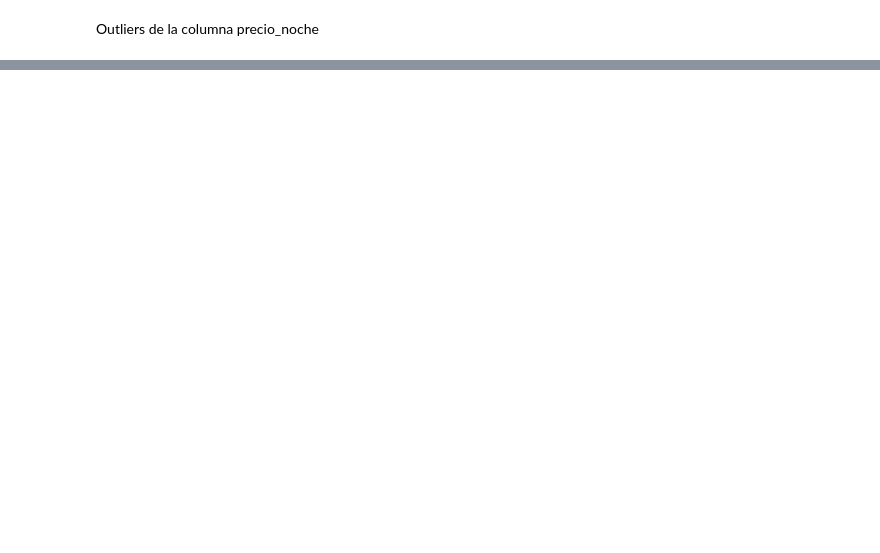
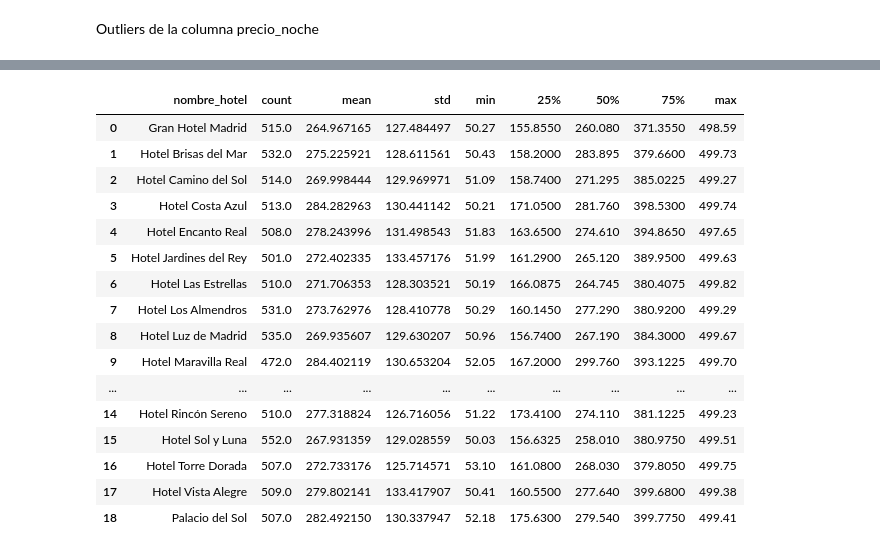
Before and after one commit to raquelscv/Proyecto-ETL, a Jupyter notebook: jupyters/pruebas.ipynb, the cells around one changed output, grey strips where cells are left out. Cells and saved outputs as stored; diff of their text form; code cells hidden in the pictures; blank space fills up the shorter version.

```diff
--- a/jupyters/pruebas.ipynb
+++ b/jupyters/pruebas.ipynb
@@ -211,0 +317,15 @@ DUDA MARTES: sacando esta informacion me he dado cuenta de que hay algo raro por
+# %%
+# modifica la columna id_cliente generando un id_cliente que comienza en 1 y va asignando cada numero en formato texto a un mail aleatorio
+dicc_id_clientes = {}
+conteo = 1
+
+for correo in lista_correos_unicos:
+    dicc_id_clientes[correo] = conteo
+    conteo = conteo + 1
+
+df["id_cliente"] = df["mail"].map(dicc_id_clientes).astype(str)
+
+print(df["id_cliente"].nunique())
+print(df["id_cliente"].dtypes)
+
+df.sample(1)
@@ -313,0 +352,25 @@ def id_seriados(columna, dataframe):
+# %%
+hoteles_nulos = list(df_nulos_precio["nombre_hotel"].unique())
+
+df_hoteles_precio_nulo = df[df["nombre_hotel"].isin(hoteles_nulos)]
+
+df_medidas = df_hoteles_precio_nulo.groupby("nombre_hotel")["precio_noche"].describe().reset_index()
+df_medidas
+# %% [output]
+|  | nombre_hotel | count | mean | std | min | 25% | 50% | 75% | max |
+| 0 | Gran Hotel Madrid | 515.0 | 264.967165 | 127.484497 | 50.27 | 155.8550 | 260.080 | 371.3550 | 498.59 |
+| 1 | Hotel Brisas del Mar | 532.0 | 275.225921 | 128.611561 | 50.43 | 158.2000 | 283.895 | 379.6600 | 499.73 |
+| 2 | Hotel Camino del Sol | 514.0 | 269.998444 | 129.969971 | 51.09 | 158.7400 | 271.295 | 385.0225 | 499.27 |
+| 3 | Hotel Costa Azul | 513.0 | 284.282963 | 130.441142 | 50.21 | 171.0500 | 281.760 | 398.5300 | 499.74 |
+| 4 | Hotel Encanto Real | 508.0 | 278.243996 | 131.498543 | 51.83 | 163.6500 | 274.610 | 394.8650 | 497.65 |
+| 5 | Hotel Jardines del Rey | 501.0 | 272.402335 | 133.457176 | 51.99 | 161.2900 | 265.120 | 389.9500 | 499.63 |
+| 6 | Hotel Las Estrellas | 510.0 | 271.706353 | 128.303521 | 50.19 | 166.0875 | 264.745 | 380.4075 | 499.82 |
+| 7 | Hotel Los Almendros | 531.0 | 273.762976 | 128.410778 | 50.29 | 160.1450 | 277.290 | 380.9200 | 499.29 |
+| 8 | Hotel Luz de Madrid | 535.0 | 269.935607 | 129.630207 | 50.96 | 156.7400 | 267.190 | 384.3000 | 499.67 |
+| 9 | Hotel Maravilla Real | 472.0 | 284.402119 | 130.653204 | 52.05 | 167.2000 | 299.760 | 393.1225 | 499.70 |
+| ... | ... | ... | ... | ... | ... | ... | ... | ... | ... |
+| 14 | Hotel Rincón Sereno | 510.0 | 277.318824 | 126.716056 | 51.22 | 173.4100 | 274.110 | 381.1225 | 499.23 |
+| 15 | Hotel Sol y Luna | 552.0 | 267.931359 | 129.028559 | 50.03 | 156.6325 | 258.010 | 380.9750 | 499.51 |
+| 16 | Hotel Torre Dorada | 507.0 | 272.733176 | 125.714571 | 53.10 | 161.0800 | 268.030 | 379.8050 | 499.75 |
+| 17 | Hotel Vista Alegre | 509.0 | 279.802141 | 133.417907 | 50.41 | 160.5500 | 277.640 | 399.6800 | 499.38 |
+| 18 | Palacio del Sol | 507.0 | 282.492150 | 130.337947 | 52.18 | 175.6300 | 279.540 | 399.7750 | 499.41 |
```
Also changed, not shown: parts of 44 cells of this notebook, 5 other files.
